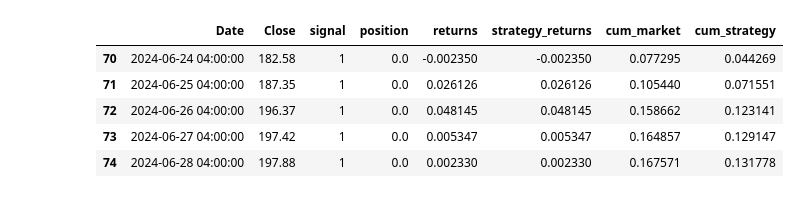
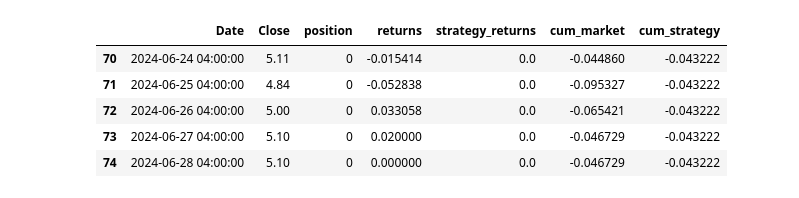
Before and after one commit to 1amt0ny/AlphaVestra, a Jupyter notebook: notebooks/02_baseline_strategy.ipynb, the cells around one changed output. Drawn from its saved outputs; the diff is of its cells as text; code cells hidden in the pictures.

```diff
--- a/notebooks/02_baseline_strategy.ipynb
+++ b/notebooks/02_baseline_strategy.ipynb
@@ -11,7 +11,7 @@ sys.path.append(os.path.abspath(os.path.join("..", "src")))
 from data.download_data import download_stock_data
 # %%
 # Cell 2: Choose a ticker and date range
-ticker = "TSLA"
+ticker = "JOBY"
 start_date = "2024-01-01"
 end_date   = "2024-06-30"
 
@@ -56,18 +56,29 @@ df[["Date", "Close", "MA_short", "MA_long"]].head()
 # When MA_short crosses below MA_long → sell (-1)
 # Otherwise → 0 (hold)
 
-df["signal"] = 0
-df.loc[df["MA_short"] > df["MA_long"], "signal"] = 1
-df.loc[df["MA_short"] < df["MA_long"], "signal"] = -1
+# Detect when short MA crosses above long MA → “buy”
+cross_up = (
+    (df["MA_short"] > df["MA_long"]) &
+    (df["MA_short"].shift(1) <= df["MA_long"].shift(1))
+)
 
-# To avoid “whipsaws,” we’ll only take the signal when the crossover happens:
-df["position"] = df["signal"].diff()  # 1 → buy, -2 or -1 → sell
+# Detect when short MA crosses below long MA → “sell”
+cross_down = (
+    (df["MA_short"] < df["MA_long"]) &
+    (df["MA_short"].shift(1) >= df["MA_long"].shift(1))
+)
 
-# Filter to only the actual cross events:
-buys  = df[df["position"] == 2]   # short MA just crossed above long MA
-sells = df[df["position"] == -2]  # short MA just crossed below long MA
+# Initialize position column
+df["position"] = 0
+df.loc[cross_up,   "position"] = 1   # buy signal
+df.loc[cross_down, "position"] = -1  # sell signal
 
-# (Note: because signal changes from -1 to +1 = diff of 2; and +1 to -1 = -2)
+# Preview the first few signals
+df.loc[cross_up | cross_down, ["Date", "Close", "MA_short", "MA_long", "position"]].head()
+
+# Identify buy/sell events
+buys  = df[df["position"] == 1]
+sells = df[df["position"] == -1]
 # %%
 # Cell 5: Plot Close price, MAs, and markers for buy/sell
 plt.figure(figsize=(14, 6))
@@ -92,37 +103,41 @@ plt.show()
 # %%
 # Cell 6: Simple backtest—track returns if we buy at next open after signal
 
+# Double-check the DataFrame is sorted by date, ensure chronological ordering and reset index
+df.sort_values("Date", inplace=True)
 df.reset_index(drop=True, inplace=True)
-df["trade_price"] = df["Close"].shift(-1)  # assume we buy/sell at next day's Close for simplicity
 
 # Create a column for strategy returns
 df["returns"] = df["Close"].pct_change()  # daily market return
 df["strategy_returns"] = 0.0
 
-# Apply returns only when in “long” position
+# Simulate being “in position” between buy (1) and sell (–1) signals
 in_position = False
 for i in range(1, len(df)):
-    if df.loc[i-1, "position"] == 2:   # buy
+    prev_pos = df.loc[i-1, "position"]
+    if prev_pos == 1:       # we got a buy signal yesterday
         in_position = True
-    elif df.loc[i-1, "position"] == -2:  # sell
+    elif prev_pos == -1:    # we got a sell signal yesterday
         in_position = False
 
     if in_position:
+        # Earn the market return if we’re long
         df.loc[i, "strategy_returns"] = df.loc[i, "returns"]
+
 
 # Compute cumulative returns
 df["cum_market"]   = (1 + df["returns"]).cumprod() - 1
 df["cum_strategy"] = (1 + df["strategy_returns"]).cumprod() - 1
 
 # Display the last few rows
-df[["Date", "Close", "signal", "position", "returns", "strategy_returns", "cum_market", "cum_strategy"]].tail()
+df[["Date", "Close", "position", "returns", "strategy_returns", "cum_market", "cum_strategy"]].tail()
 # %% [output]
-|  | Date | Close | signal | position | returns | strategy_returns | cum_market | cum_strategy |
-| 70 | 2024-06-24 04:00:00 | 182.58 | 1 | 0.0 | -0.002350 | -0.002350 | 0.077295 | 0.044269 |
-| 71 | 2024-06-25 04:00:00 | 187.35 | 1 | 0.0 | 0.026126 | 0.026126 | 0.105440 | 0.071551 |
-| 72 | 2024-06-26 04:00:00 | 196.37 | 1 | 0.0 | 0.048145 | 0.048145 | 0.158662 | 0.123141 |
-| 73 | 2024-06-27 04:00:00 | 197.42 | 1 | 0.0 | 0.005347 | 0.005347 | 0.164857 | 0.129147 |
-| 74 | 2024-06-28 04:00:00 | 197.88 | 1 | 0.0 | 0.002330 | 0.002330 | 0.167571 | 0.131778 |
+|  | Date | Close | position | returns | strategy_returns | cum_market | cum_strategy |
+| 70 | 2024-06-24 04:00:00 | 5.11 | 0 | -0.015414 | 0.0 | -0.044860 | -0.043222 |
+| 71 | 2024-06-25 04:00:00 | 4.84 | 0 | -0.052838 | 0.0 | -0.095327 | -0.043222 |
+| 72 | 2024-06-26 04:00:00 | 5.00 | 0 | 0.033058 | 0.0 | -0.065421 | -0.043222 |
+| 73 | 2024-06-27 04:00:00 | 5.10 | 0 | 0.020000 | 0.0 | -0.046729 | -0.043222 |
+| 74 | 2024-06-28 04:00:00 | 5.10 | 0 | 0.000000 | 0.0 | -0.046729 | -0.043222 |
 # %%
 # Cell 7: Plot cumulative returns for both
 plt.figure(figsize=(12, 6))
```
Also changed, not shown: parts of 4 cells of this notebook, 2 other files.
